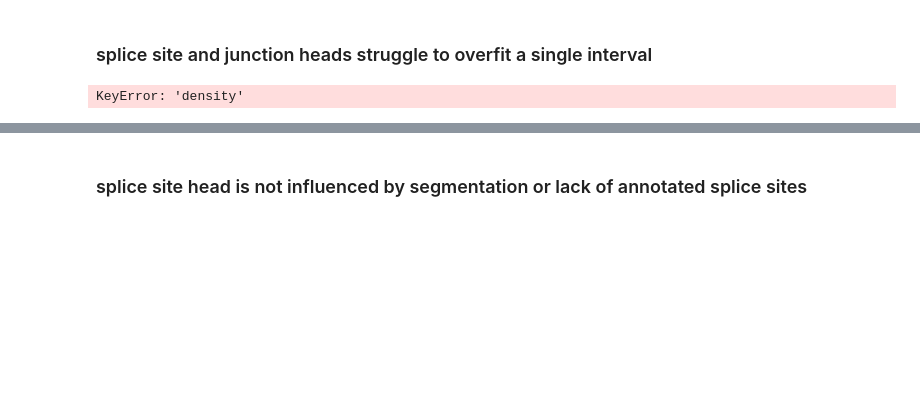
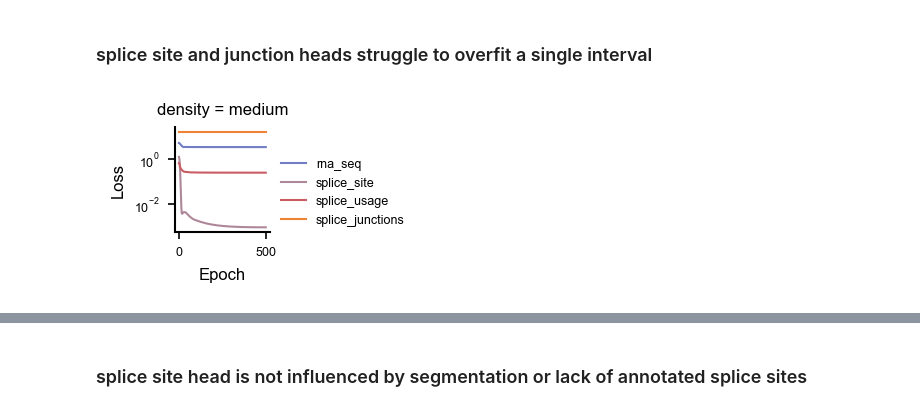
Before and after one commit to MiqG/alphagenome_finetuning_rna, a Jupyter notebook: figures/overfitting_single.ipynb, the cells around one changed output, grey strips where cells are left out. Saved outputs shown, nothing was run; the diff lists cells and outputs as text; code cells hidden in the pictures; blank space fills up the shorter version.

```diff
--- a/figures/overfitting_single.ipynb
+++ b/figures/overfitting_single.ipynb
@@ -59,40 +79,38 @@ Name: count, dtype: int64
 # %% [markdown]
 ### splice site and junction heads struggle to overfit a single interval
 # %%
-X = logs.query("run_name=='original__all' & density=='medium'")
+X = logs.query("run_name=='original__all'")
 # %%
 x = (
     X[
         ["epoch","density","val_loss_rna_seq_loss","val_loss_splice_site_loss","val_loss_splice_usage_loss","val_loss_splice_junctions_loss"]
     ].drop_duplicates()
     .melt(id_vars=["epoch","density"], var_name="modality", value_name="loss")
     .assign(modality=lambda d: d["modality"].str.replace("val_loss_","").str.replace("_loss",""))
 )
 
 g = sns.relplot(
     kind="line",
     data=x,
     x="epoch",
     y="loss",
     hue="modality", palette=PAL_MODALITIES,
     col="density",
     linewidth=1,
     facet_kws=dict(sharey=True),
-    height=4*cm, aspect=0.9
+    height=3.5*cm, aspect=1
 )
 
 g.set(
     xlabel="Epoch",
     ylabel="Loss",
     yscale="log",
 )
 g.legend.set_title("")
-g.fig.subplots_adjust(top=0.8)
-g.fig.suptitle("Single-interval overfitting (RNAcov + SSProb + SSU + SJ)")
 
 plt.show()
 # %% [output]
-KeyError: 'density'
+[figure, added]
 # %%
 x = pd.concat([
     (
```
Also changed, not shown: parts of 35 cells of this notebook.
